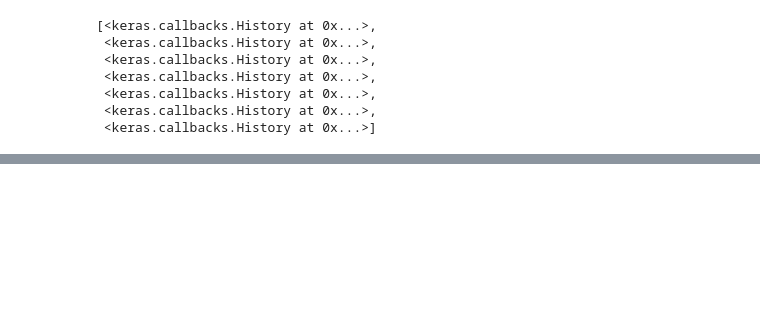
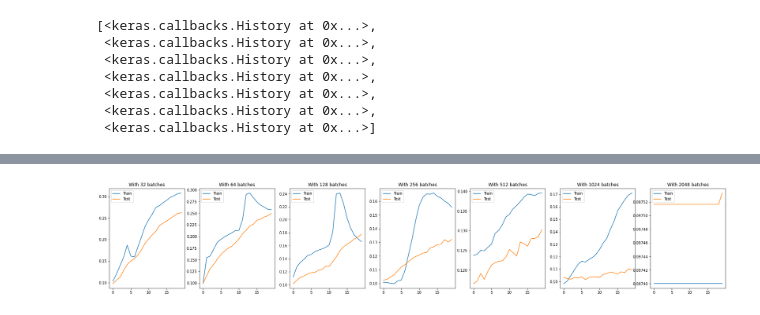
Before and after one commit to sandheepgopinath/Code-Repository, a Jupyter notebook: Machine Learning/Effect of batch size on training/Effect_of_Batch_Size_on_training.ipynb, the cells around one changed output, grey strips where cells are left out. Saved outputs shown, nothing was run; the diff lists cells and outputs as text; code cells hidden in the pictures; blank space fills up the shorter version.

```diff
--- a/Machine Learning/Effect of batch size on training/Effect_of_Batch_Size_on_training.ipynb
+++ b/Machine Learning/Effect of batch size on training/Effect_of_Batch_Size_on_training.ipynb
@@ -275,0 +570,14 @@ sto
+# %%
+i=1
+epochs=[32,64,128,256,512,1024,2048]
+plt.figure(figsize=(30,5))
+for history in histories:
+  if i<8:
+    plt.subplot(1,7,i)
+    plt.title('With '+str(epochs[i-1])+' batches')
+    plt.plot(history.history['val_accuracy'])
+    plt.plot(history.history['accuracy'])
+    plt.legend(['Train','Test'])
+    i+=1
+# %% [output]
+[figure, added]
```
Also changed, not shown: parts of 27 cells of this notebook, 2 other files.
